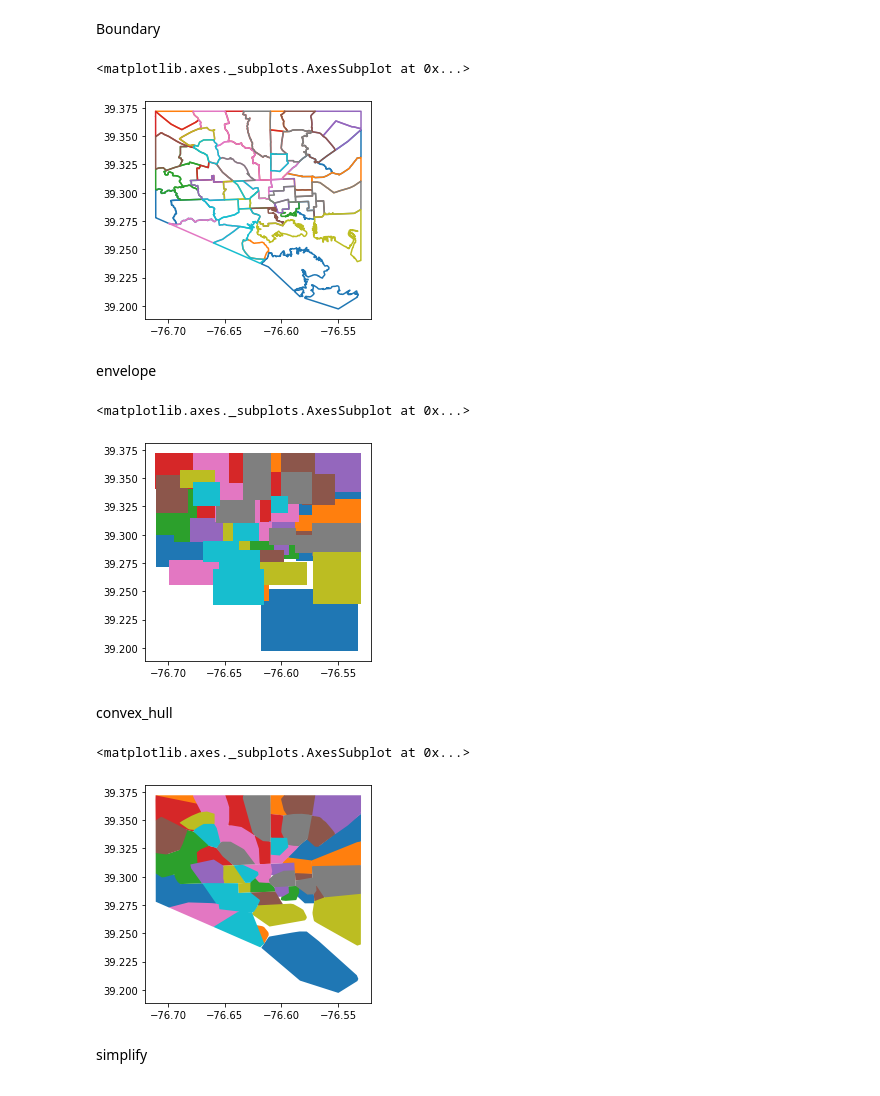
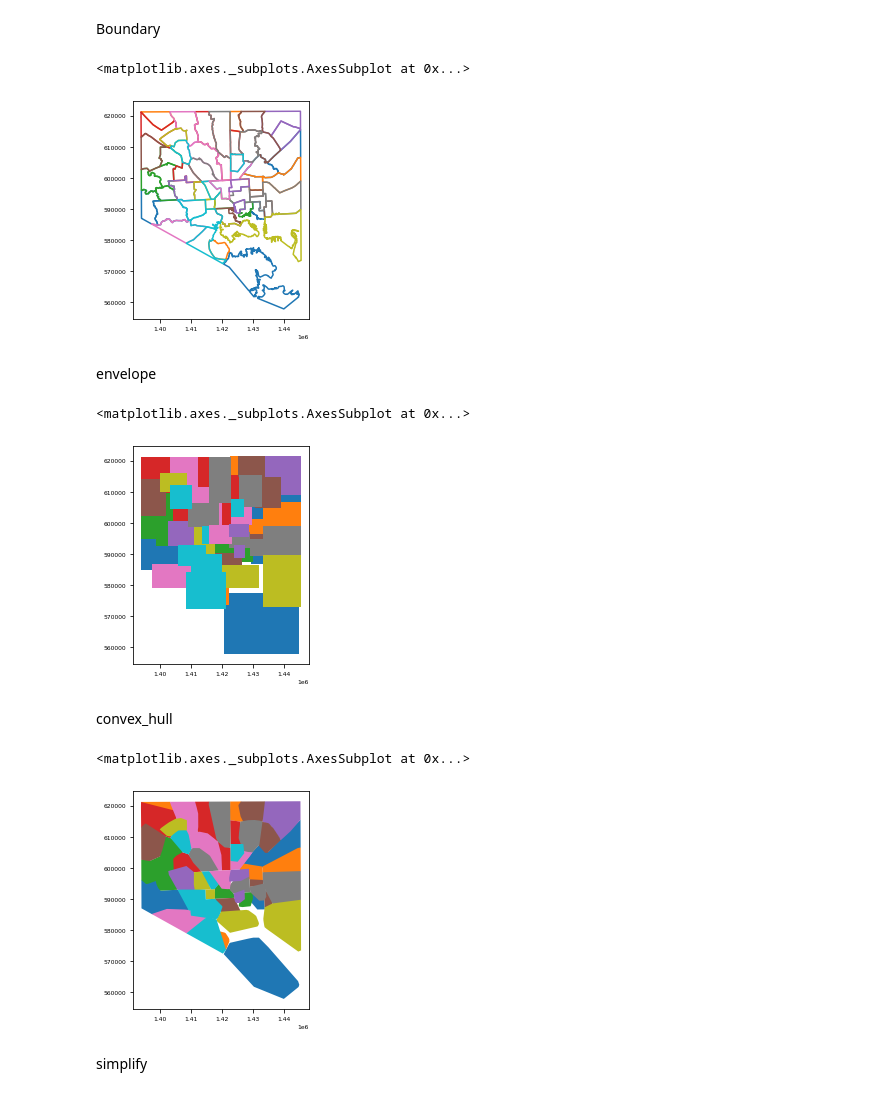
Before and after one commit to karpatic/dataplay, a Jupyter notebook: notebooks/03_Map_Basics_Intake_and_Operations.ipynb, the cells around one changed output. Cells and saved outputs as stored; diff of their text form; code cells hidden in the pictures.

```diff
--- a/notebooks/03_Map_Basics_Intake_and_Operations.ipynb
+++ b/notebooks/03_Map_Basics_Intake_and_Operations.ipynb
@@ -651,8 +820,8 @@ gdf.to_file(f"{filename}.geojson", driver='GeoJSON')
 # %%
 # Here is code to save this new projection as a geojson file and read it back in
-gdf = gdf.to_crs(epsg=2248) #just making sure
-gdf.to_file(filename+'.shp', driver='ESRI Shapefile')
-gdf = gpd.read_file(filename+'.shp')
+csa_gdf = csa_gdf.to_crs(epsg=2248) #just making sure
+csa_gdf.to_file(filename+'.shp', driver='ESRI Shapefile')
+csa_gdf = gpd.read_file(filename+'.shp')
 # %% [markdown]
 ### Geometric Manipulations
 # %% [markdown]
@@ -675,32 +844,32 @@ m
 # %% [markdown]
 Boundary
 # %%
-newcsa = csa.copy()
-newcsa['geometry'] = csa.boundary
+newcsa = csa_gdf.copy()
+newcsa['geometry'] = csa_gdf.boundary
 newcsa.plot(column='CSA2010' )
 # %% [output]
 <matplotlib.axes._subplots.AxesSubplot at 0x...>
-[figure, old version]
+[figure, new version]
 # %% [markdown]
 envelope
 # %%
-newcsa = csa.copy()
-newcsa['geometry'] = csa.envelope
+newcsa = csa_gdf.copy()
+newcsa['geometry'] = csa_gdf.envelope
 newcsa.plot(column='CSA2010' )
 # %% [output]
 <matplotlib.axes._subplots.AxesSubplot at 0x...>
-[figure, old version]
+[figure, new version]
 # %% [markdown]
 convex_hull
 # %%
-newcsa = csa.copy()
-newcsa['geometry'] = csa.convex_hull
+newcsa = csa_gdf.copy()
+newcsa['geometry'] = csa_gdf.convex_hull
 newcsa.plot(column='CSA2010' )
 # , cmap='OrRd', scheme='quantiles'
 # newcsa.boundary.plot(  )
 # %% [output]
 <matplotlib.axes._subplots.AxesSubplot at 0x...>
-[figure, old version]
+[figure, new version]
 # %% [markdown]
 simplify
 # %%
```
Also changed, not shown: parts of 73 cells of this notebook, 18 other files.
